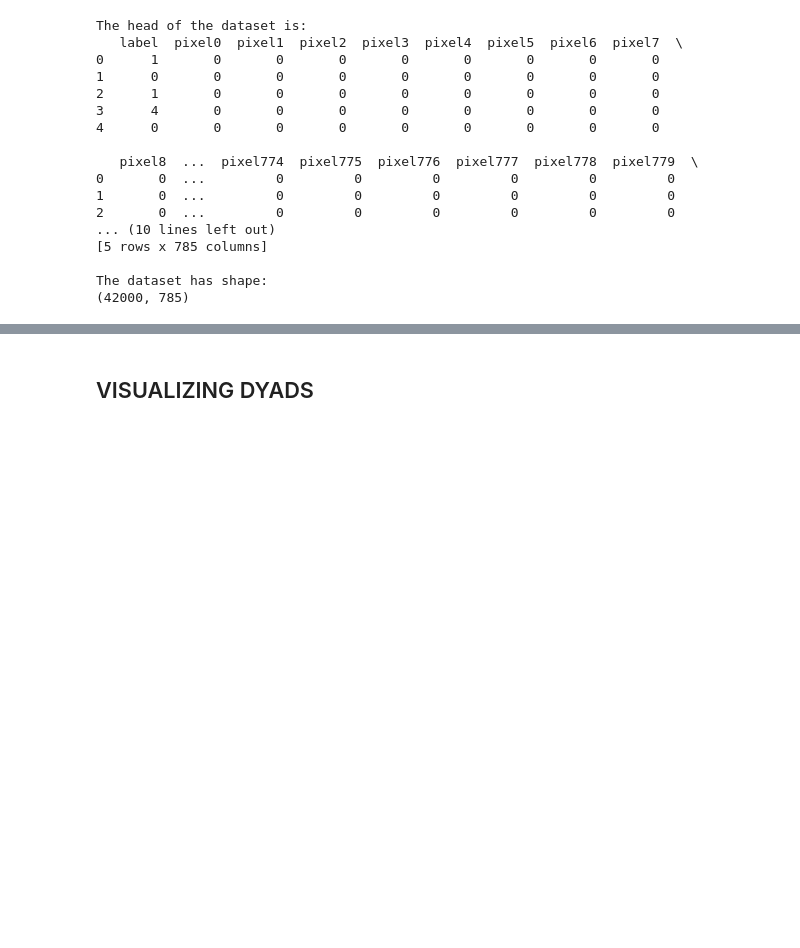
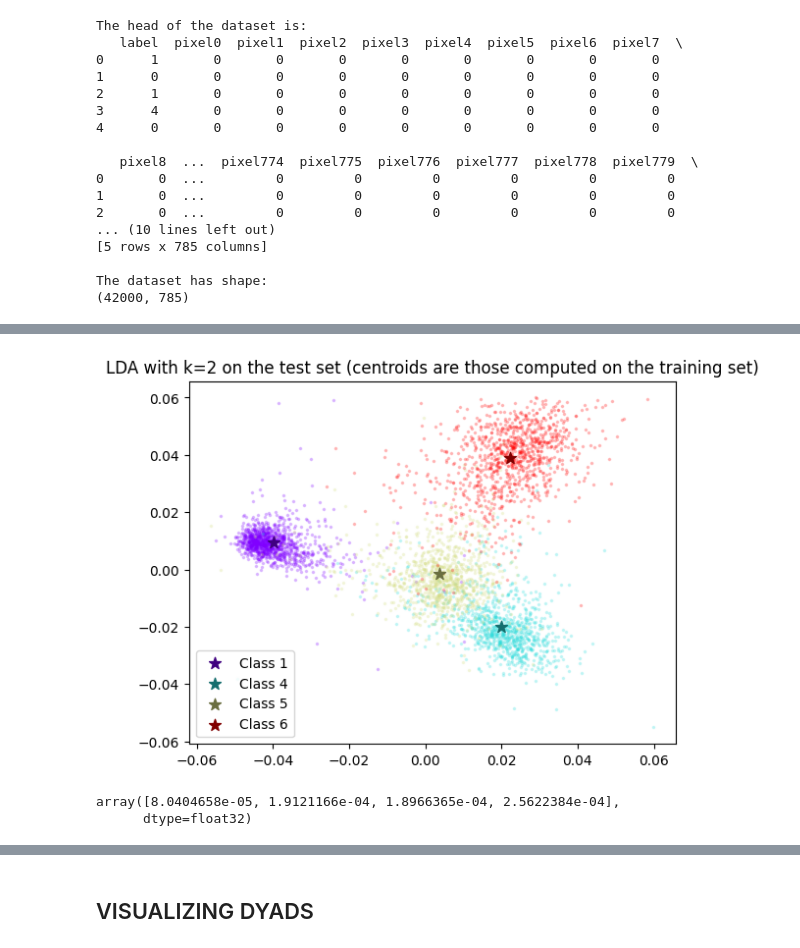
Before and after one commit to MrCr4ft/SMM-Homeworks, a Jupyter notebook: Homework_2/Homework-2.ipynb, the cells around one changed output, grey strips where cells are left out. Cells and saved outputs as stored; diff of their text form; code cells hidden in the pictures; blank space fills up the shorter version.

```diff
--- a/Homework_2/Homework-2.ipynb
+++ b/Homework_2/Homework-2.ipynb
@@ -197 +207,15 @@ plotClusters((lda_X_train, y_train), centroids, labels, "LDA with k=2 on the tra
+# %%
+lda_x_test = (Q.T @ X_test.T).T
+
+# clumping only for visualization purposes
+allowed_indexes = np.where(np.logical_and(np.logical_and(lda_x_test[:,0] >= -0.06, lda_x_test[:,0] <= 0.06),
+    np.logical_and(lda_x_test[:,1] >= -0.06, lda_x_test[:,1] <= 0.06)))
+
+plotClusters((lda_x_test[allowed_indexes], y_test[allowed_indexes]), centroids=centroids, labels=labels,
+             title="LDA with k=2 on the test set (centroids are those computed on the training set)")
+avgDistancesFromCentroids((lda_x_test[allowed_indexes], y_test[allowed_indexes]), centroids=centroids, labels=labels)
+# %% [output]
+[figure, added]
+array([8.0404658e-05, 1.9121166e-04, 1.8966365e-04, 2.5622384e-04],
+      dtype=float32)
 # %%
```
Also changed, not shown: parts of 14 cells of this notebook.
